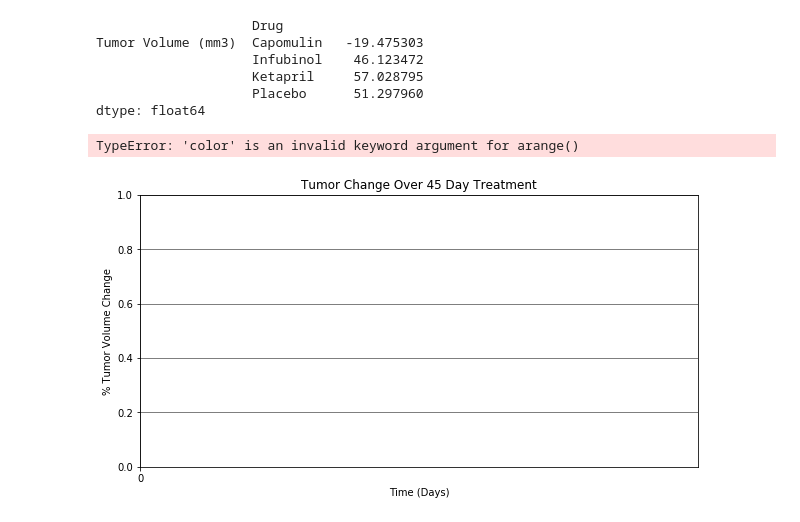
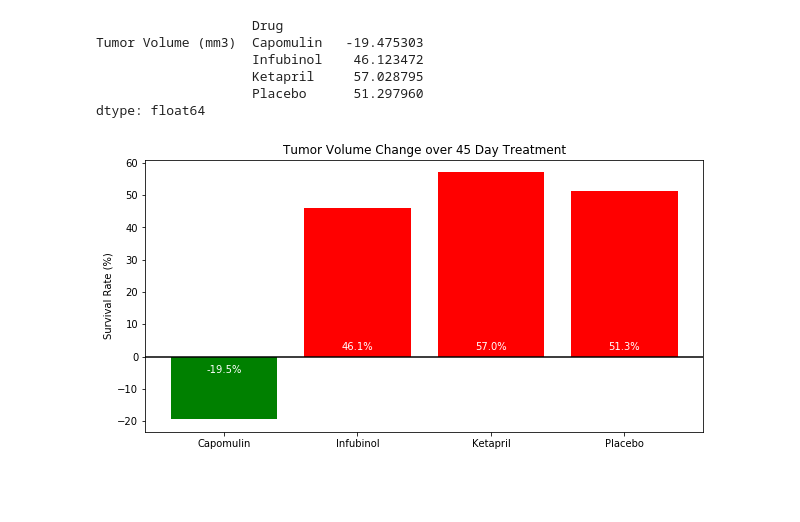
Before and after one commit to BDMC786/MatPlotLib_Homework, a Jupyter notebook: BMcCullough_MatPlotLib_Homework.ipynb, the cells around one changed output. Drawn from its saved outputs; the diff is of its cells as text; code cells hidden in the pictures; blank space fills up the shorter version.

```diff
--- a/BMcCullough_MatPlotLib_Homework.ipynb
+++ b/BMcCullough_MatPlotLib_Homework.ipynb
@@ -229,20 +229,26 @@ Tumor Volume (mm3)  Capomulin   -19.475303
 dtype: float64
 # %%
 plt.figure(figsize = (10,5))
-plt.title("Tumor Change Over 45 Day Treatment")
-plt.xlabel("Time (Days)")
-plt.ylabel("% Tumor Volume Change")
-plt.xticks(np.arange(0, len(change_volume.index)+2, 10))
+plt.title("Tumor Volume Change over 45 Day Treatment")
+plt.ylabel('Survival Rate (%)')
+plt.axhline(y=0, color = "black")
+xlabels = [change_volume.index[0][1],change_volume.index[1][1],change_volume.index[2][1],change_volume.index[3][1]]
+plt.xticks(np.arange(len(xlabels)), xlabels)
+#plt.grid(color="black", linestyle="-", linewidth=.5)
+plt.bar(np.arange(4),
+        change_volume,
+        color = ['red' if change_volume[r] > 0 else 'green' for r in np.arange(len(xlabels))])
+
+i = 0
+for percent in change_volume:
+    if percent < 0:
+        y_coor = -5
+    else:
+        y_coor = 2
+    plt.text(i, y_coor, str(round(percent, 1)) + '%', ha = 'center', color = 'white')
+    i += 1
 
 
-xvals = change_volume.index
-plt.grid(color="black", linestyle="-", linewidth=.5)
-
-
-plt.bar(np.arange(len(change_volume.index),
-        change_volume,
-        # colors each bar appropriately based on + or - values by using a conditional
-        color = ['red' if change_volume[r] > 0 else 'green' for r in np.arange(len(change_volume.index))]))
+plt.show()
 # %% [output]
-TypeError: 'color' is an invalid keyword argument for arange()
-[figure, old version]
+[figure, new version]
```
Also changed, not shown: parts of 3 cells of this notebook.
